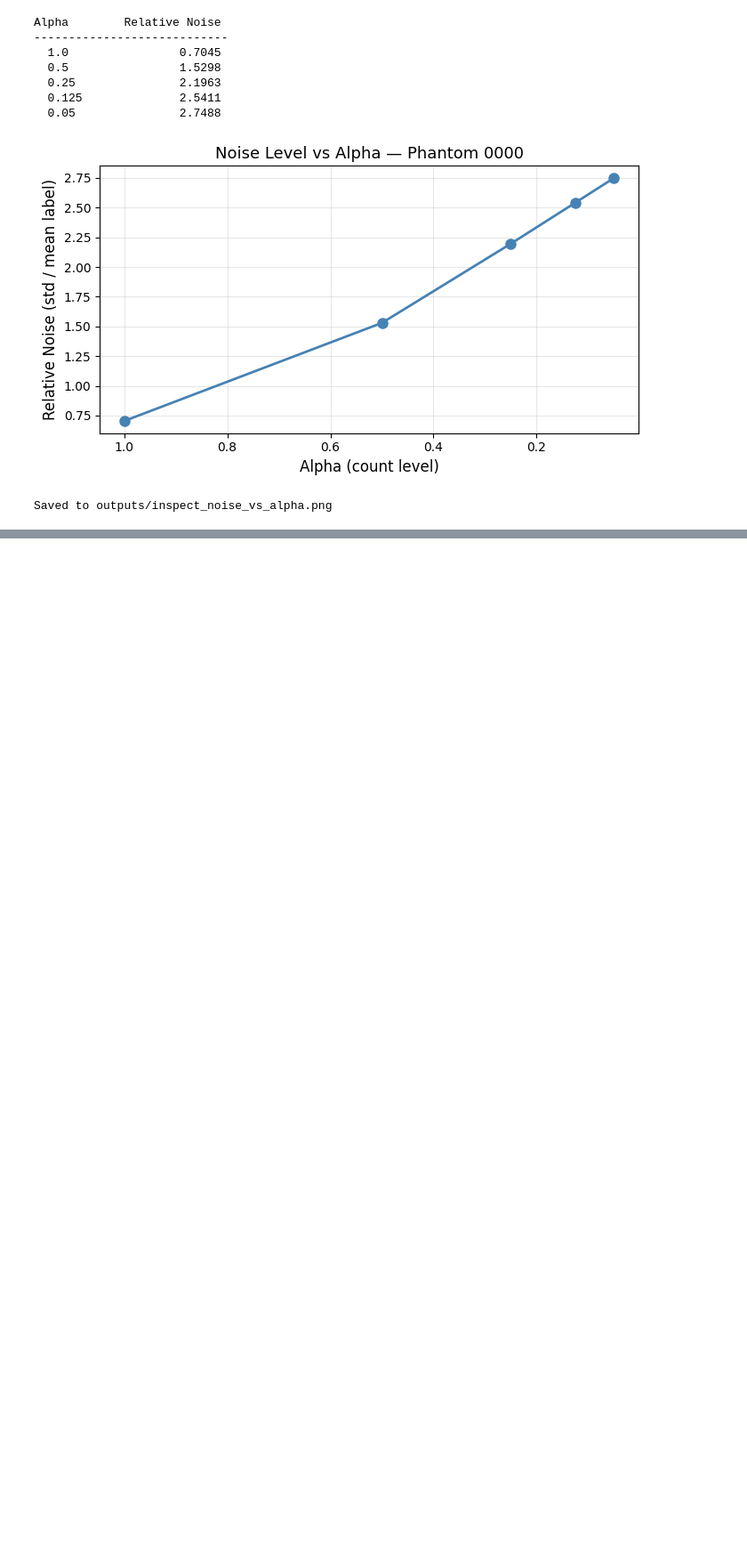
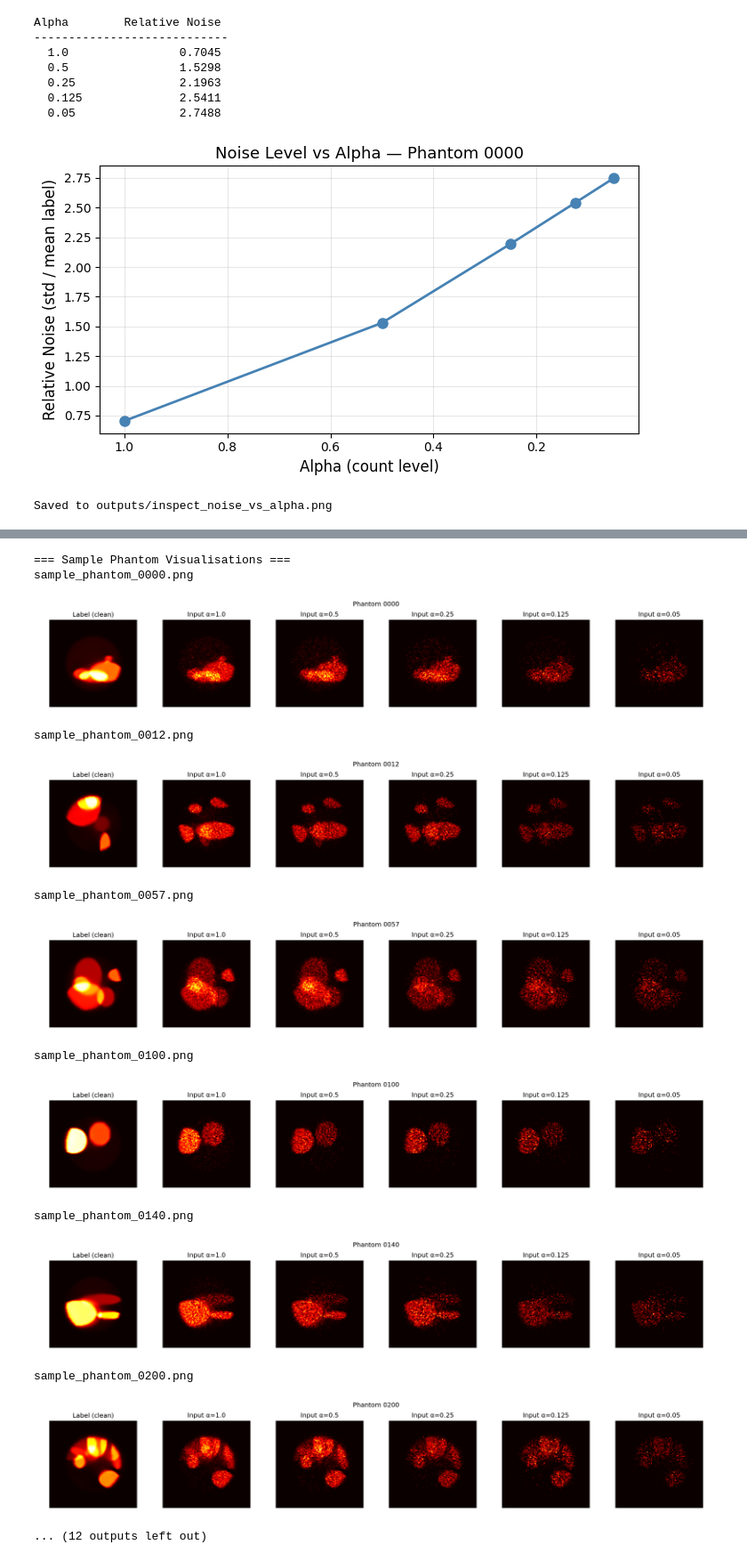
Before and after one commit to x070712-png/SPECT_DL_denoise, a Jupyter notebook: notebooks/02_dataset_inspection.ipynb, the cells around one changed output, grey strips where cells are left out. Shown at 89% size. Saved outputs shown, nothing was run; the diff lists cells and outputs as text; code cells hidden in the pictures; blank space fills up the shorter version.

Commit message:
Extend inspection notebook with full 500-phantom validation (Section 9)

```diff
--- a/notebooks/02_dataset_inspection.ipynb
+++ b/notebooks/02_dataset_inspection.ipynb
@@ -330,0 +352,34 @@ Saved to outputs/inspect_noise_vs_alpha.png
+# %%
+from IPython.display import Image, display
+import os
+
+figures_dir = "../spect_validation_figures"
+
+# Sample visualisations
+print("=== Sample Phantom Visualisations ===")
+for fname in sorted(os.listdir(figures_dir)):
+    if fname.startswith("sample_phantom"):
+        print(fname)
+        display(Image(os.path.join(figures_dir, fname)))
+
+# Validation plots
+print("\n=== Sum Ratio Validation ===")
+display(Image(os.path.join(figures_dir, "validation_sum_ratio.png")))
+
+print("\n=== Noise Level vs Alpha ===")
+display(Image(os.path.join(figures_dir, "validation_noise_level.png")))
+# %% [output]
+=== Sample Phantom Visualisations ===
+sample_phantom_0000.png
+[figure, added]
+sample_phantom_0012.png
+[figure, added]
+sample_phantom_0057.png
+[figure, added]
+sample_phantom_0100.png
+[figure, added]
+sample_phantom_0140.png
+[figure, added]
+sample_phantom_0200.png
+[figure, added]
+... (12 outputs left out)
```
Also changed, not shown: parts of 3 cells of this notebook.
